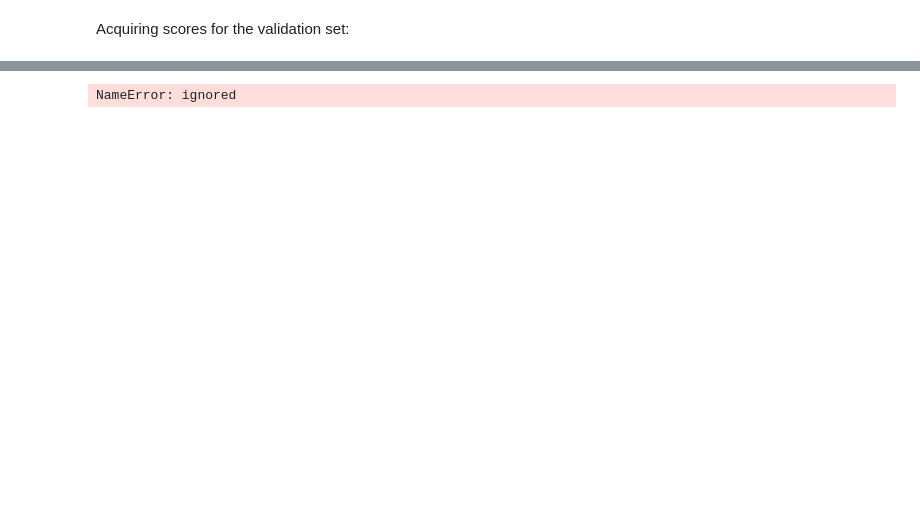
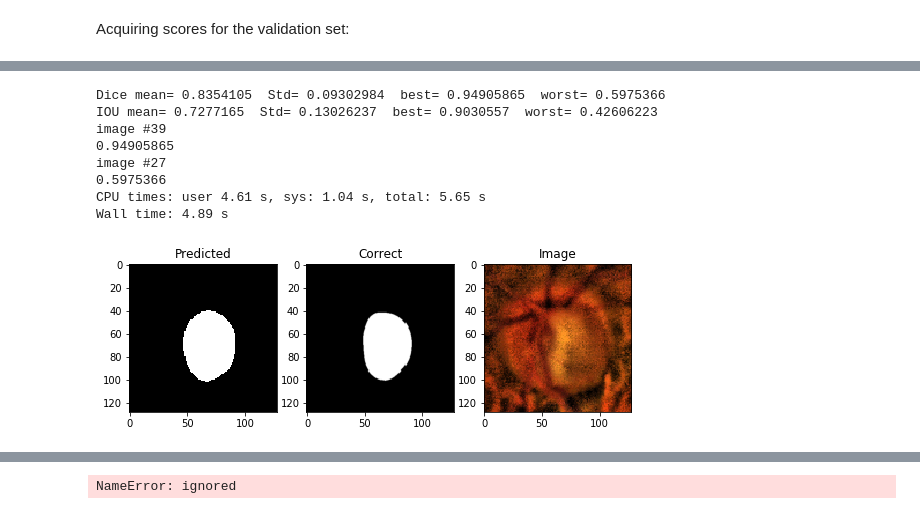
Before and after one commit to javicivit/TPU-UNET, a Jupyter notebook: TPU_U_Net_Cup_Disc_Segmentation.ipynb, the cells around one changed output, grey strips where cells are left out. Saved outputs shown, nothing was run; the diff lists cells and outputs as text; code cells hidden in the pictures; blank space fills up the shorter version.

```diff
--- a/TPU_U_Net_Cup_Disc_Segmentation.ipynb
+++ b/TPU_U_Net_Cup_Disc_Segmentation.ipynb
@@ -860,0 +1014,4 @@ for i in range(predv.shape[0]):
+# %%
+test_s=int(X_test2.shape[0])
+test_s=test_s-test_s%8
+test_s
@@ -860,0 +1022,67 @@ for i in range(predv.shape[0]):
+# %%
+%%time
+pred_dice=np.empty((test_s), dtype=np.float32)
+pred_iou=np.empty((test_s), dtype=np.float32)
+
+
+#sess = K.get_session()
+
+batch_X = X_test2[0:test_s]
+batch_y = Y_test2[0:test_s]
+print (batch_X.shape)
+
+predv = (tpu_model.predict(batch_X)[...,0]>0.5).astype(np.float32)
+corrv= (batch_y)[ ..., 0].astype(np.float32)
+
+
+for i in tqdm_notebook(range(predv.shape[0])):
+    #print('image #{}'.format(i))
+    img = X_test[i]
+
+    pred = predv[i]
+    corr = corrv[i]
+    cur_dice = np_dice_coef(pred, corr)
+    cur_iou = np_iou(pred,corr)
+    #print(cur_dice)
+    pred_dice[i]=(cur_dice)
+    pred_iou[i]=cur_iou
+
+
+d_worst=np.amin(pred_dice)
+d_best=np.amax(pred_dice)
+d_mean=np.mean(pred_dice)
+d_std=np.std(pred_dice)
+print("Dice mean=",d_mean, " Std=",d_std, " best=",d_best," worst=",d_worst)
+
+i_worst=np.amin(pred_iou)
+i_best=np.amax(pred_iou)
+i_mean=np.mean(pred_iou)
+i_std=np.std(pred_iou)
+print("IOU mean=",i_mean, " Std=",i_std, " best=",i_best," worst=",i_worst)
+
+ix_best=np.argmax(pred_dice)
+ix_worst=np.argmin(pred_dice)
+
+j=0
+for i in [ix_best,ix_worst]:
+    print('image #{}'.format(i))
+    img = X_test2[i]
+    pred = predv[i]
+    corr = corrv[i]
+
+    print(pred_dice[i])
+    fig = plt.figure(figsize=(9, 4))
+    ax = fig.add_subplot(1, 3, 1)
+    ax.imshow(pred, cmap=plt.cm.Greys_r)
+    ax.set_title('Predicted')
+    ax = fig.add_subplot(1, 3, 2)
+    ax.imshow(corr, cmap=plt.cm.Greys_r)
+    ax.set_title('Correct')
+    ax = fig.add_subplot(1, 3, 3)
+    #ax.imshow(img)
+    ax.imshow(img)
+    ax.set_title('Image')
+    #plt.show()
+    fig.savefig(os.path.join('/content/gdrive/My Drive/FIG','imgRIM'+str(j)+name+'.png'),dpi=600)
+    j+=1
+# %% [output]
@@ -860,0 +1091,9 @@ for i in range(predv.shape[0]):
+Dice mean= 0.8354105  Std= 0.09302984  best= 0.94905865  worst= 0.5975366
+IOU mean= 0.7277165  Std= 0.13026237  best= 0.9030557  worst= 0.42606223
+image #39
+0.94905865
+image #27
+0.5975366
+CPU times: user 4.61 s, sys: 1.04 s, total: 5.65 s
+Wall time: 4.89 s
+[figure, added]
```
Also changed, not shown: parts of 52 cells of this notebook.
